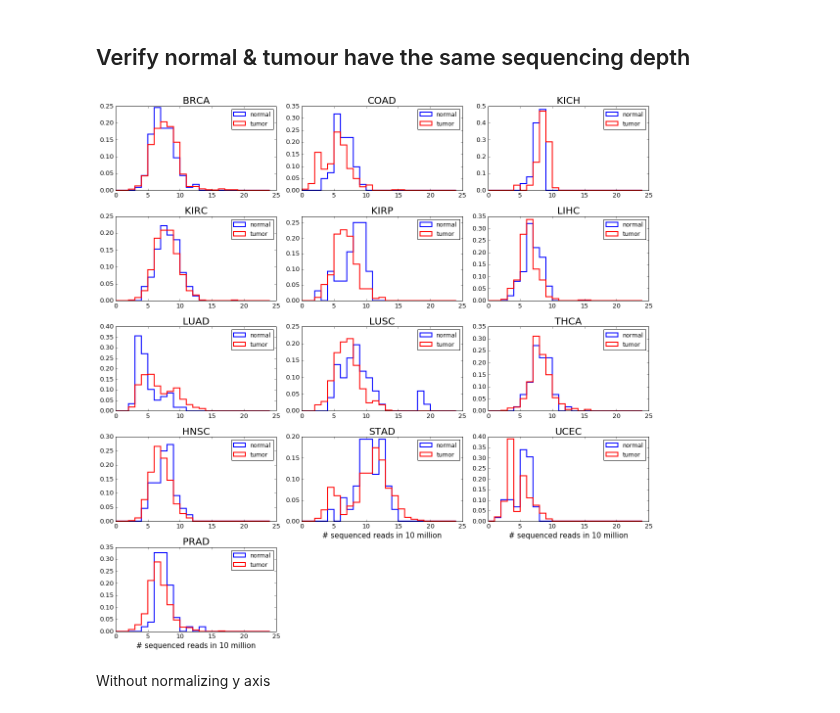
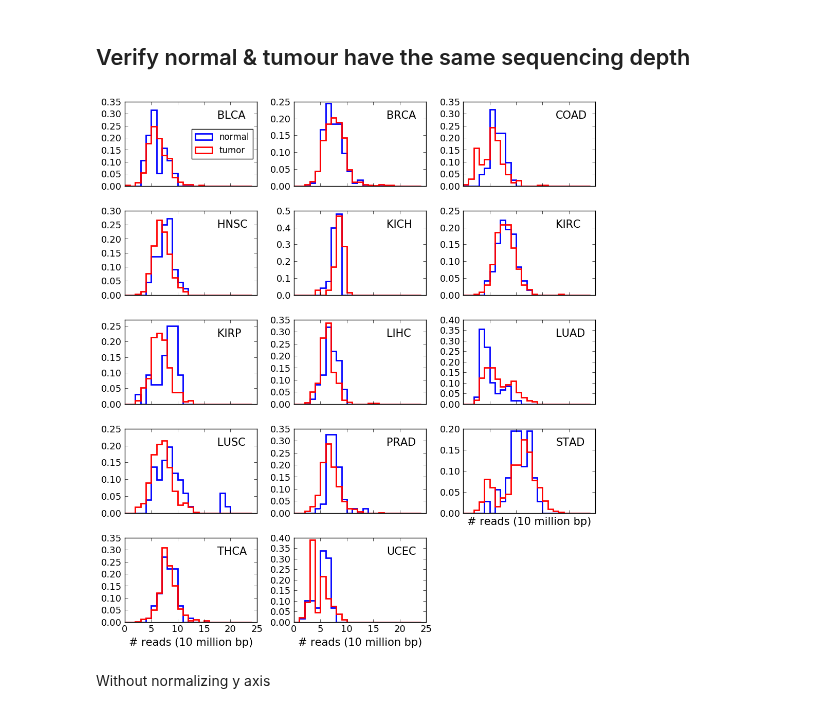
Before and after one commit to bcgsc/tasrkleat-TCGA-analysis-scripts, a Jupyter notebook: notebooks/TCGA-RNA-Seq-FASTA-read-length-analysis.ipynb, the cells around one changed output. Drawn from its saved outputs; the diff is of its cells as text; code cells hidden in the pictures.

```diff
--- a/notebooks/TCGA-RNA-Seq-FASTA-read-length-analysis.ipynb
+++ b/notebooks/TCGA-RNA-Seq-FASTA-read-length-analysis.ipynb
@@ -120,44 +136,45 @@ diseases_with_normal = interested_diseases = [
     'KIRC', 'KIRP', 'LIHC',
     'LUAD', 'LUSC', 'THCA',
     'HNSC', 'STAD', 'UCEC',
-    'PRAD',
-#     'BLCA', 'ESCA'
+    'PRAD', 'BLCA',
+    # 'ESCA'
 ]
 # %%
 grped = ndf[ndf.disease.isin(diseases_with_normal)].groupby(['disease', 'sstype'])
 # %%
-fig, axes = plt.subplots(5, 3, sharex=False, sharey=False, figsize=(16, 16))
+fig, axes = plt.subplots(5, 3, sharex=True, sharey=False, figsize=(10, 11))
 axes = axes.ravel()
 
 bins = np.arange(0, 2.5e8, 1e7)
 bins /= 1e7
 
-for k, disease in enumerate(diseases_with_normal):
+for k, disease in enumerate(sorted(diseases_with_normal)):
     ax = axes[k]
     for sstype in ['normal', 'tumour']:
         color = 'blue' if sstype == 'normal' else 'red'
         _df = ndf[(ndf.disease == disease) & (ndf.sstype == sstype)]
         ax.hist(_df.numTotalSeq.values / 1e7, bins=bins, color=color, alpha=1, normed=True,
                 histtype='step', lw=2, label=sstype.replace('tumour', 'tumor'))
-    ax.set_title(disease, fontsize=20)
-    ax.legend(loc='upper right')
+    ax.text(0.7, 0.8, disease, fontsize=15, transform=ax.transAxes)
+    if k == 0:
+        ax.legend(loc='center right')
 #     if k % 3 == 0:
 #         ax.set_ylabel('# samples', fontsize=15)
-    if k >= 10:
-        ax.set_xlabel('# sequenced reads in 10 million', fontsize=15)
+    if k + 1 >= 12:
+        ax.set_xlabel('# reads (10 million bp)', fontsize=15)
 
     if disease == 'KIRP':
         ax.set_ylim(0, 0.27)
 
     ax.tick_params(axis='both', which='major', labelsize=13)
 
-for i in range(13, 15):
+for i in range(14, 15):
     axes[i].patch.set_facecolor('white')
     axes[i].axis('off')
 plt.tight_layout()
-plt.savefig('/projects/btl/zxue/tasrkleat-TCGA-results/figs/verified-normal-tumour-samples-have-similar-sequencing-depth-normed.png', dpi=100)
+plt.savefig('/projects/btl/zxue/tasrkleat-TCGA-results/apa_manuscript/figs/verified-normal-tumour-samples-have-similar-sequencing-depth-normed.jpg', dpi=300)
 # %% [output]
-[figure, old version]
+[figure, new version]
 # %% [markdown]
 Without normalizing y axis
 # %%
```
Also changed, not shown: parts of 6 cells of this notebook.
